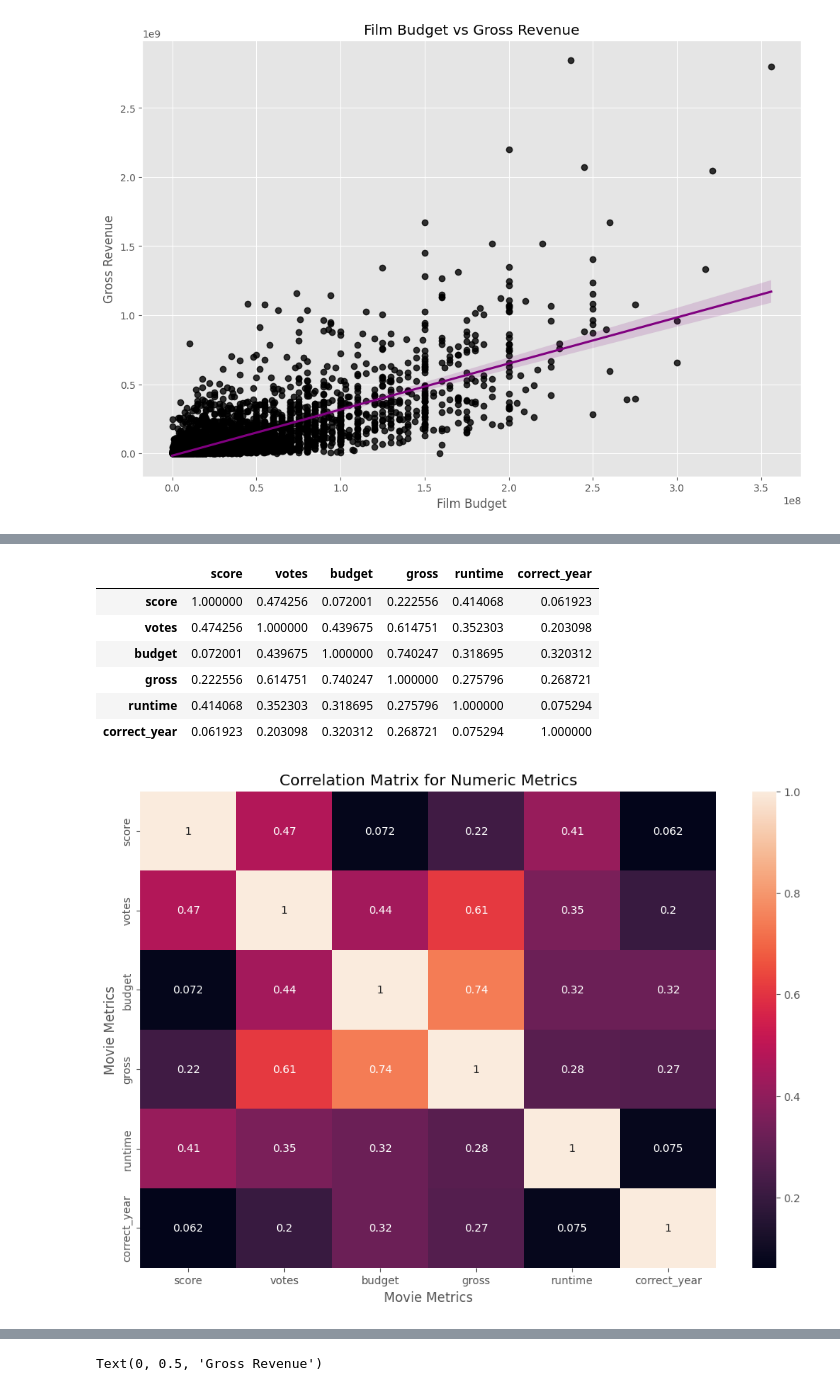
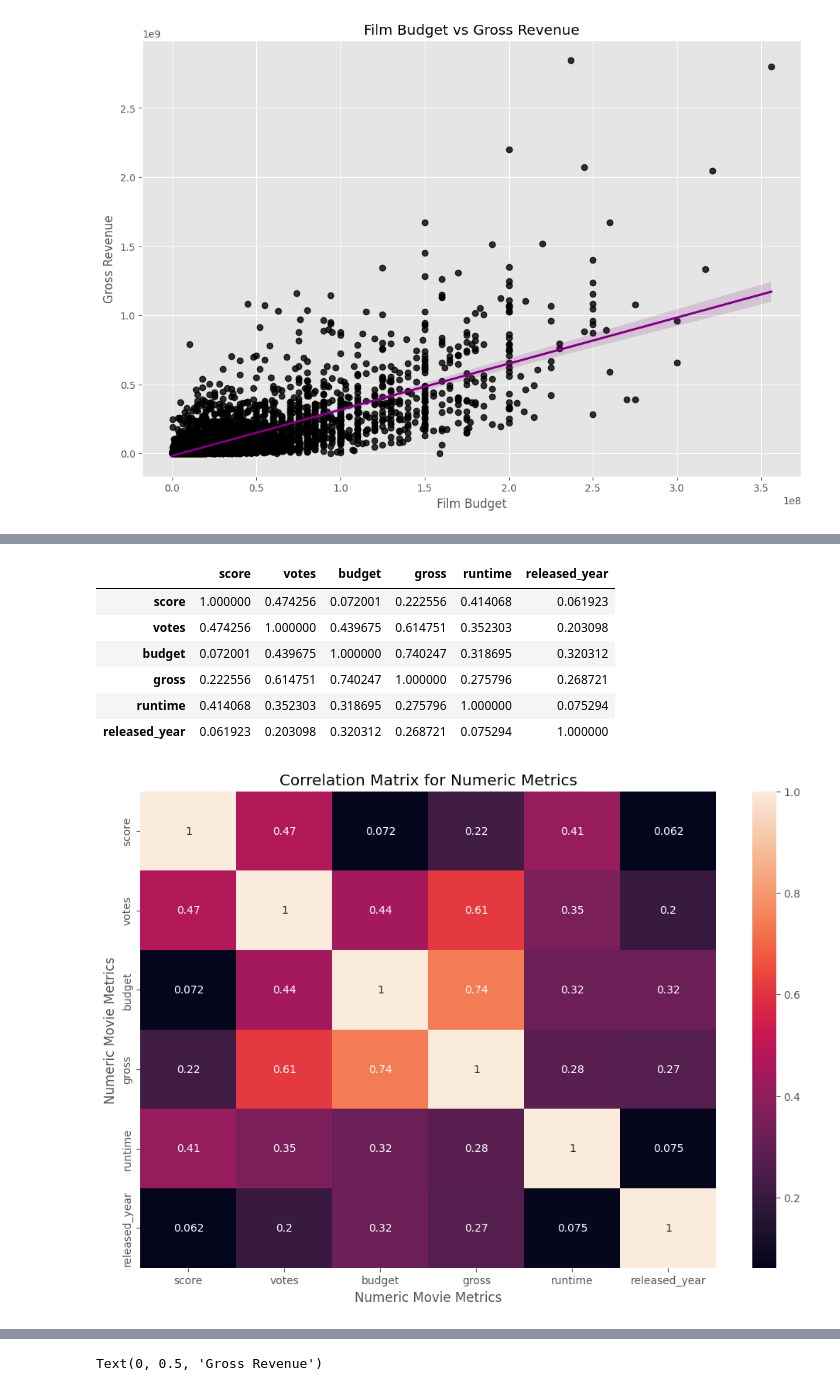
Before and after one commit to tejanallagorla/movie-industry-analysis, a Jupyter notebook: movie data analysis.ipynb, the cells around one changed output, grey strips where cells are left out. Cells and saved outputs as stored; diff of their text form; code cells hidden in the pictures.

```diff
--- a/movie data analysis.ipynb
+++ b/movie data analysis.ipynb
@@ -87,6 +89,7 @@ df['budget'] = df['budget'].astype('int64')
 df['gross'] = df['gross'].astype('int64')
 df['runtime'] = df['runtime'].astype('int64')
 # %%
-# Create a column with the correct release years and remove the old year column
-df['correct_year'] = df['released'].str.extract(pat = '([0-9]{4})').astype('int64')
+# Create a column with the correct release years and remove the old year column and released column
+df['released_year'] = df['released'].str.extract(pat = '([0-9]{4})').astype('int64')
 del df['year']
+del df['released']
@@ -133,19 +154,19 @@ Text(0, 0.5, 'Gross Revenue')
 corr_matrix = df.corr(method='pearson', numeric_only=True)
 corr_matrix
 # %% [output]
-|  | score | votes | budget | gross | runtime | correct_year |
+|  | score | votes | budget | gross | runtime | released_year |
 | score | 1.000000 | 0.474256 | 0.072001 | 0.222556 | 0.414068 | 0.061923 |
 | votes | 0.474256 | 1.000000 | 0.439675 | 0.614751 | 0.352303 | 0.203098 |
 | budget | 0.072001 | 0.439675 | 1.000000 | 0.740247 | 0.318695 | 0.320312 |
 | gross | 0.222556 | 0.614751 | 0.740247 | 1.000000 | 0.275796 | 0.268721 |
 | runtime | 0.414068 | 0.352303 | 0.318695 | 0.275796 | 1.000000 | 0.075294 |
-| correct_year | 0.061923 | 0.203098 | 0.320312 | 0.268721 | 0.075294 | 1.000000 |
+| released_year | 0.061923 | 0.203098 | 0.320312 | 0.268721 | 0.075294 | 1.000000 |
 # %%
 # Create a heatmap displaying the correlation between different columns in the dataset using seaborn (numeric metrics only)
 sns.heatmap(corr_matrix, annot=True)
 plt.title('Correlation Matrix for Numeric Metrics')
-plt.xlabel('Movie Metrics')
-plt.ylabel('Movie Metrics')
+plt.xlabel('Numeric Movie Metrics')
+plt.ylabel('Numeric Movie Metrics')
 plt.show()
 # %% [output]
-[figure, old version]
+[figure, new version]
```
Also changed, not shown: parts of 15 cells of this notebook.
